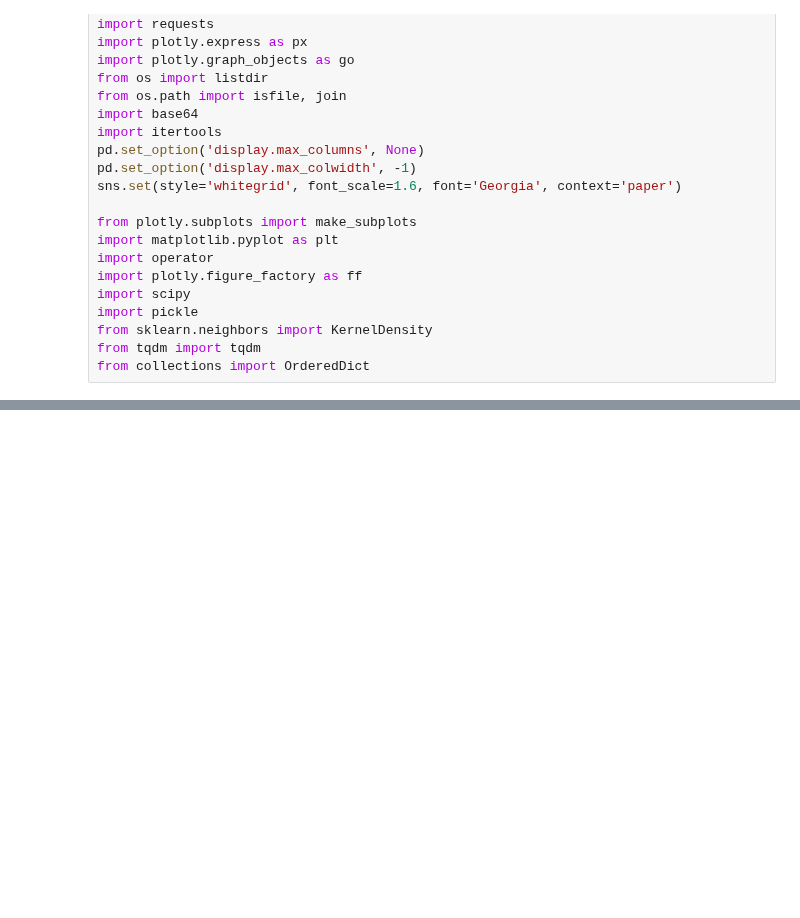
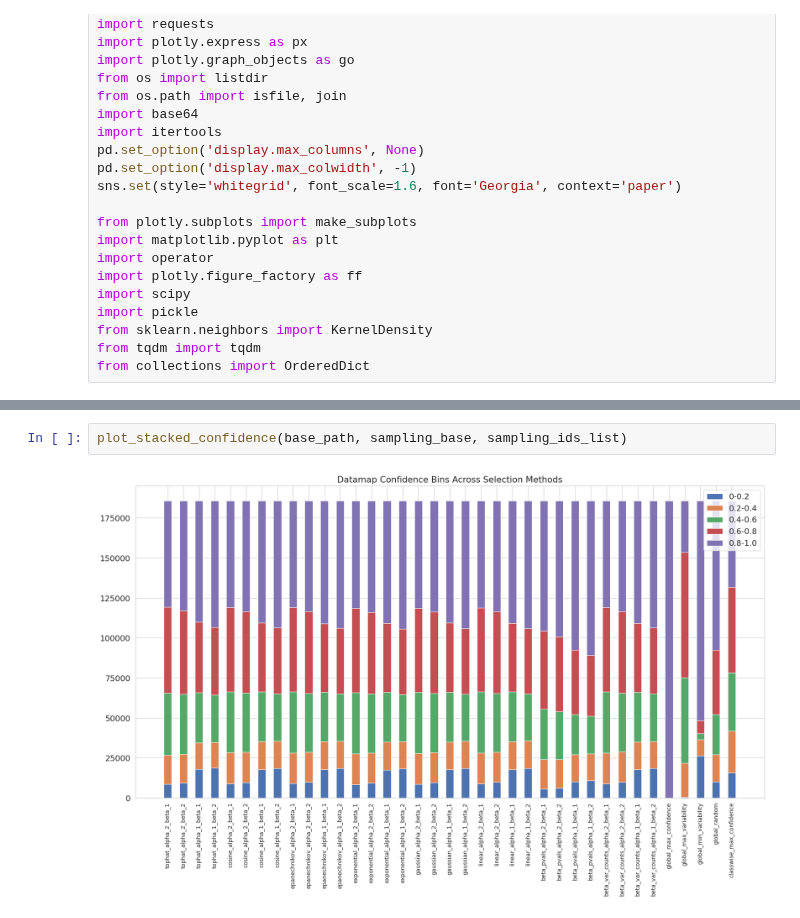
Before and after one commit to jr4fs/vl-pretraining, a Jupyter notebook: src/dataset_selection/sampling/random_sampling_investigation.ipynb, the cells around one changed output, grey strips where cells are left out. Cells and saved outputs as stored; diff of their text form; blank space fills up the shorter version.

```diff
--- a/src/dataset_selection/sampling/random_sampling_investigation.ipynb
+++ b/src/dataset_selection/sampling/random_sampling_investigation.ipynb
@@ -229,0 +260,4 @@ plt.show()
+# %%
+plot_stacked_confidence(base_path, sampling_base, sampling_ids_list)
+# %% [output]
+[figure, added]
```
Also changed, not shown: parts of 15 cells of this notebook.
